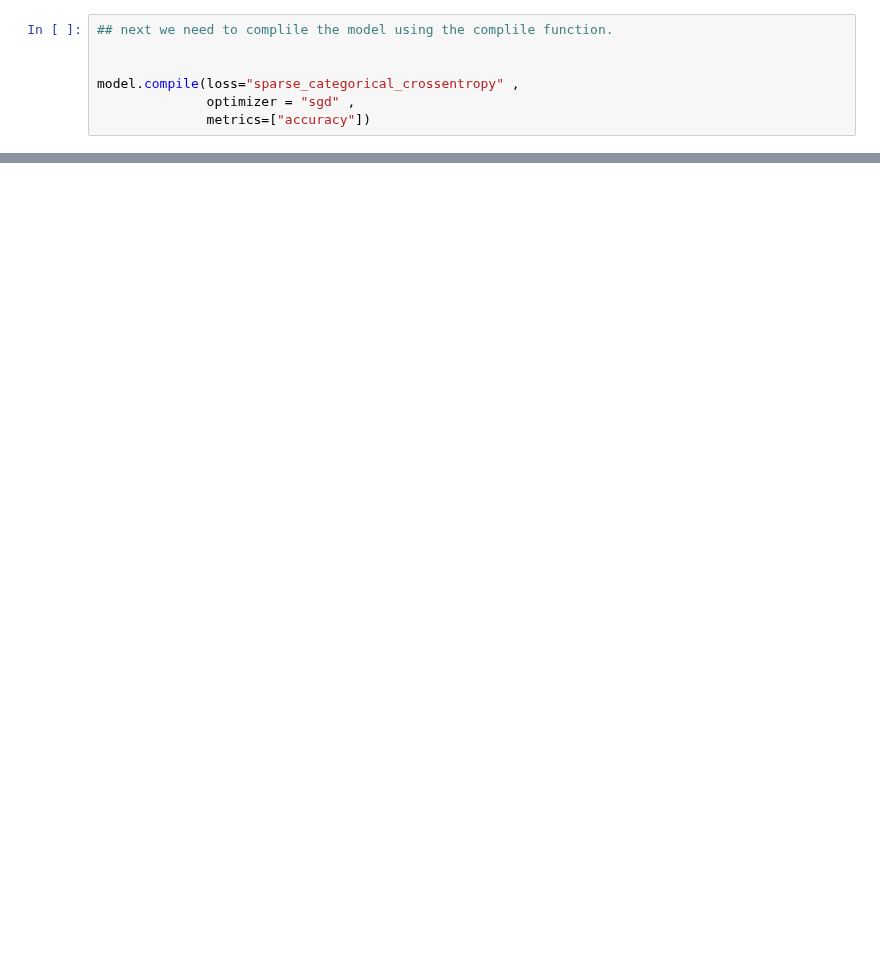
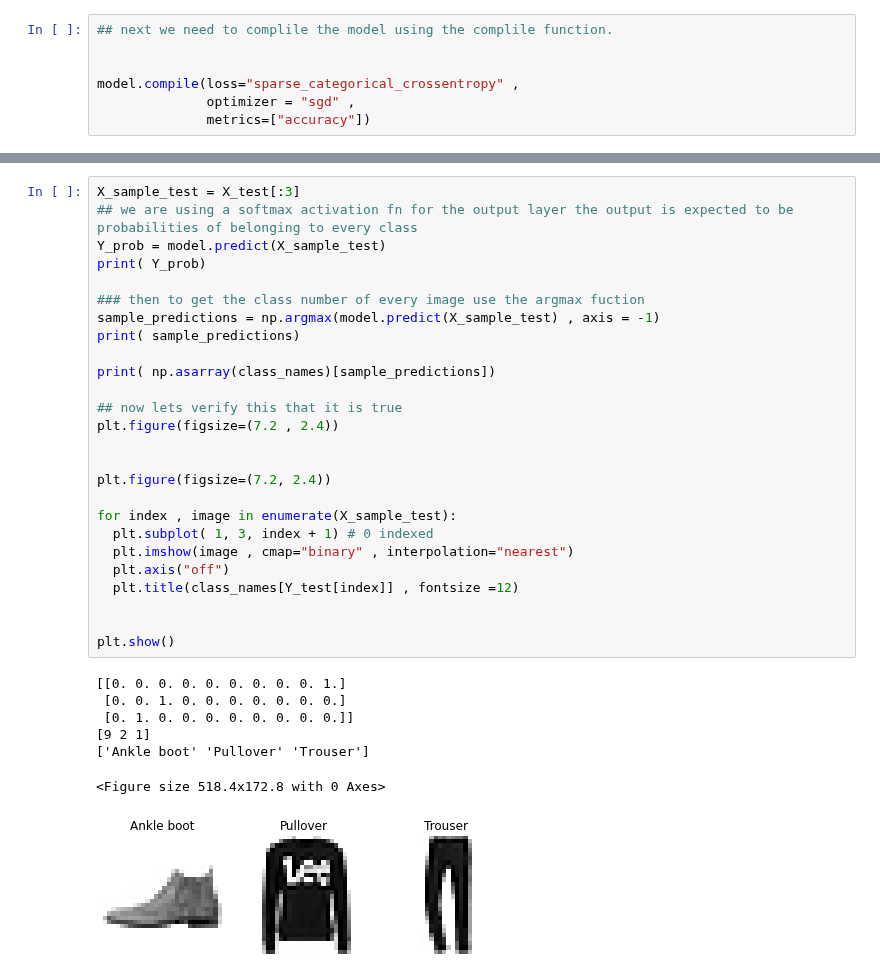
Before and after one commit to Mark-Nawar/ML-Books_Notes, a Jupyter notebook: BooksSummarie/Chapter-10/NNIntro.ipynb, the cells around one changed output, grey strips where cells are left out. Cells and saved outputs as stored; diff of their text form; blank space fills up the shorter version.

Commit message:
Sequential API model evaluation on test set

```diff
--- a/BooksSummarie/Chapter-10/NNIntro.ipynb
+++ b/BooksSummarie/Chapter-10/NNIntro.ipynb
@@ -191,0 +206,34 @@ plt.show()
+# %%
+X_sample_test = X_test[:3]
+## we are using a softmax activation fn for the output layer the output is expected to be probabilities of belonging to every class
+Y_prob = model.predict(X_sample_test)
+print( Y_prob)
+
+### then to get the class number of every image use the argmax fuction
+sample_predictions = np.argmax(model.predict(X_sample_test) , axis = -1)
+print( sample_predictions)
+
+print( np.asarray(class_names)[sample_predictions])
+
+## now lets verify this that it is true
+plt.figure(figsize=(7.2 , 2.4))
+
+
+plt.figure(figsize=(7.2, 2.4))
+
+for index , image in enumerate(X_sample_test):
+  plt.subplot( 1, 3, index + 1) # 0 indexed
+  plt.imshow(image , cmap="binary" , interpolation="nearest")
+  plt.axis("off")
+  plt.title(class_names[Y_test[index]] , fontsize =12)
+
+
+plt.show()
+# %% [output]
+[[0. 0. 0. 0. 0. 0. 0. 0. 0. 1.]
+ [0. 0. 1. 0. 0. 0. 0. 0. 0. 0.]
+ [0. 1. 0. 0. 0. 0. 0. 0. 0. 0.]]
+[9 2 1]
+['Ankle boot' 'Pullover' 'Trouser']
+<Figure size 518.4x172.8 with 0 Axes>
+[figure, added]
```
Also changed, not shown: parts of 5 cells of this notebook.
